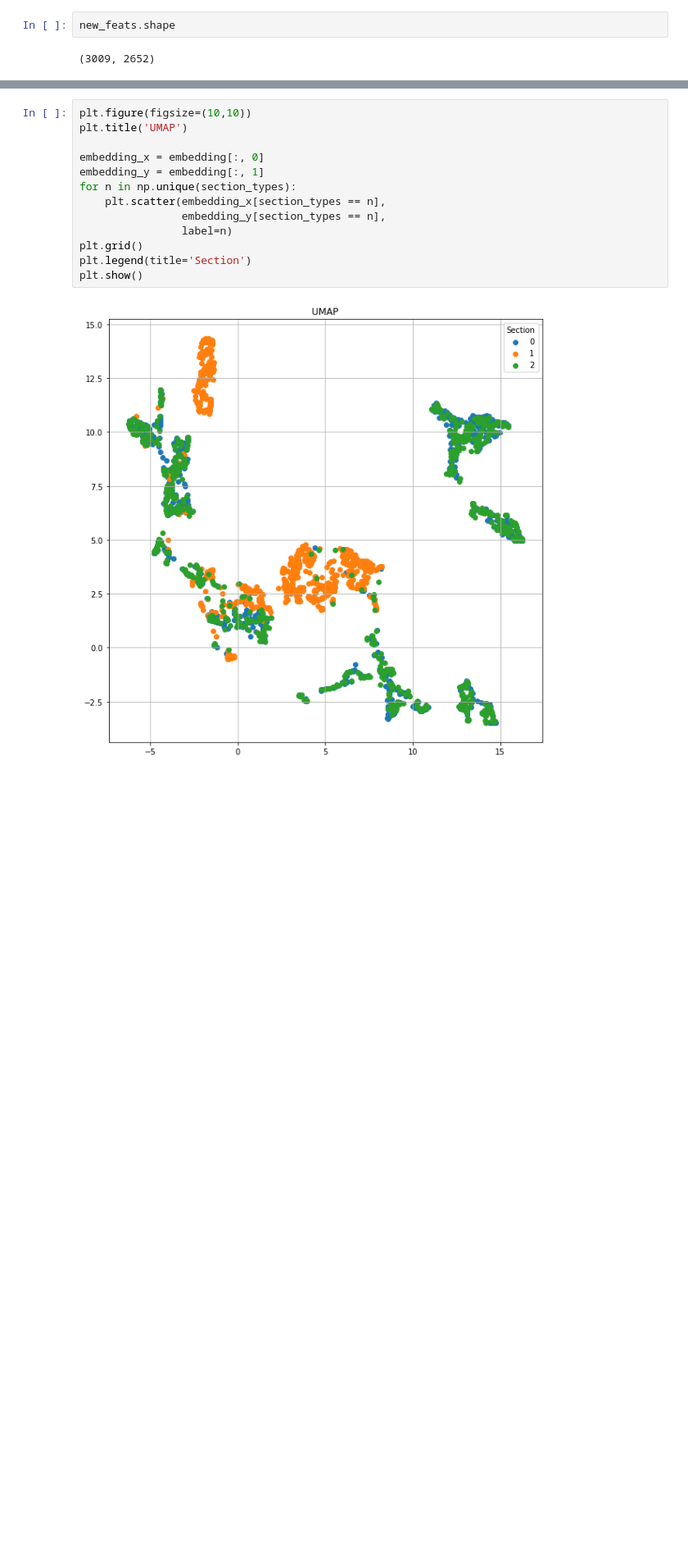
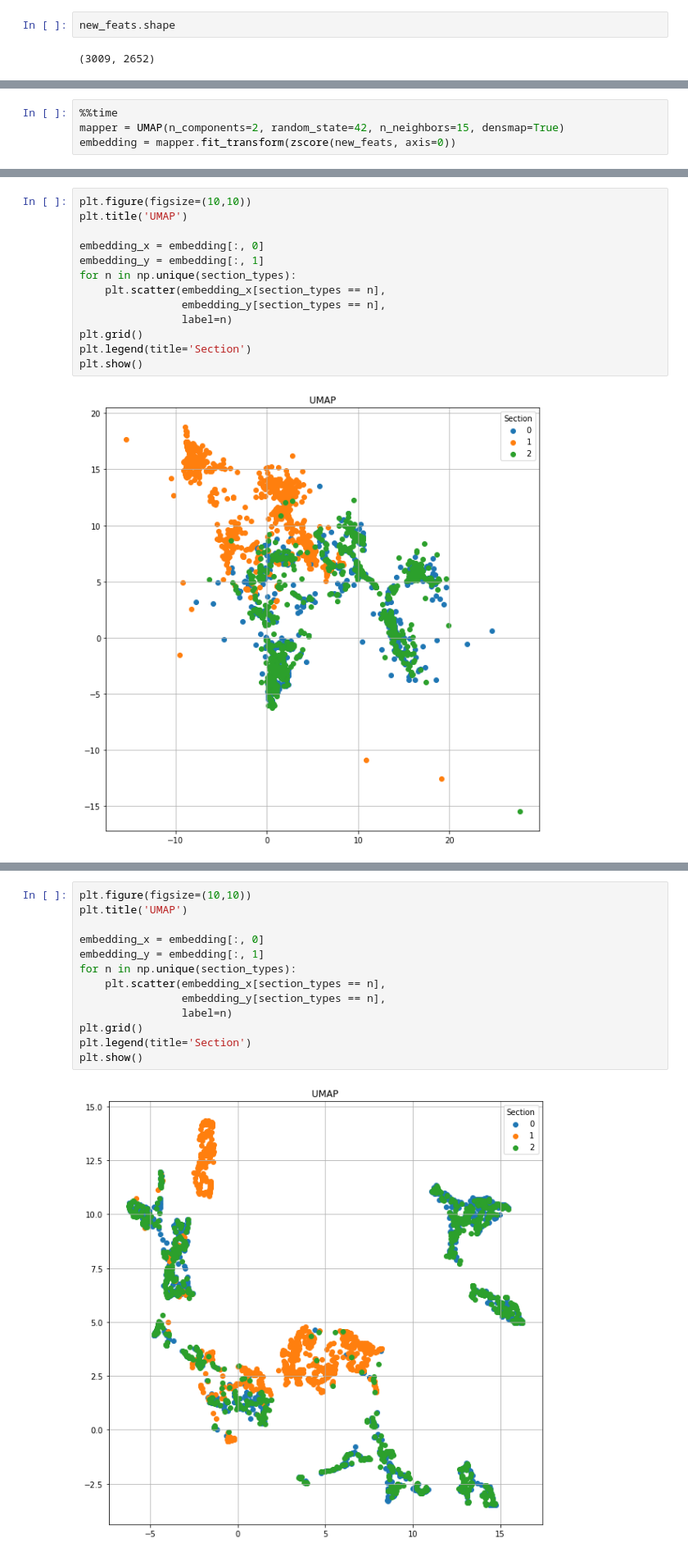
Before and after one commit to HirokiNarita/dcase2021_task2, a Jupyter notebook: src/model_codes/MahalanobisAD/00(appendix)_visualization_notebook.ipynb, the cells around one changed output, grey strips where cells are left out. Shown: that part at 82% size. Drawn from its saved outputs; the diff is of its cells as text; blank space fills up the shorter version.

```diff
--- a/src/model_codes/MahalanobisAD/00(appendix)_visualization_notebook.ipynb
+++ b/src/model_codes/MahalanobisAD/00(appendix)_visualization_notebook.ipynb
@@ -176,0 +162,4 @@ array([[ 0.82685447,  1.4820995 ,  0.20923558, ..., -0.5861688 ,
+# %%
+%%time
+mapper = UMAP(n_components=2, random_state=42, n_neighbors=15, densmap=True)
+embedding = mapper.fit_transform(zscore(new_feats, axis=0))
@@ -177 +180,16 @@ array([[ 0.82685447,  1.4820995 ,  0.20923558, ..., -0.5861688 ,
+# %%
+plt.figure(figsize=(10,10))
+plt.title('UMAP')
+
+embedding_x = embedding[:, 0]
+embedding_y = embedding[:, 1]
+for n in np.unique(section_types):
+    plt.scatter(embedding_x[section_types == n],
+                embedding_y[section_types == n],
+                label=n)
+plt.grid()
+plt.legend(title='Section')
+plt.show()
+# %% [output]
+[figure, added]
 # %%
```
Also changed, not shown: parts of 6 cells of this notebook, 3 other files.
